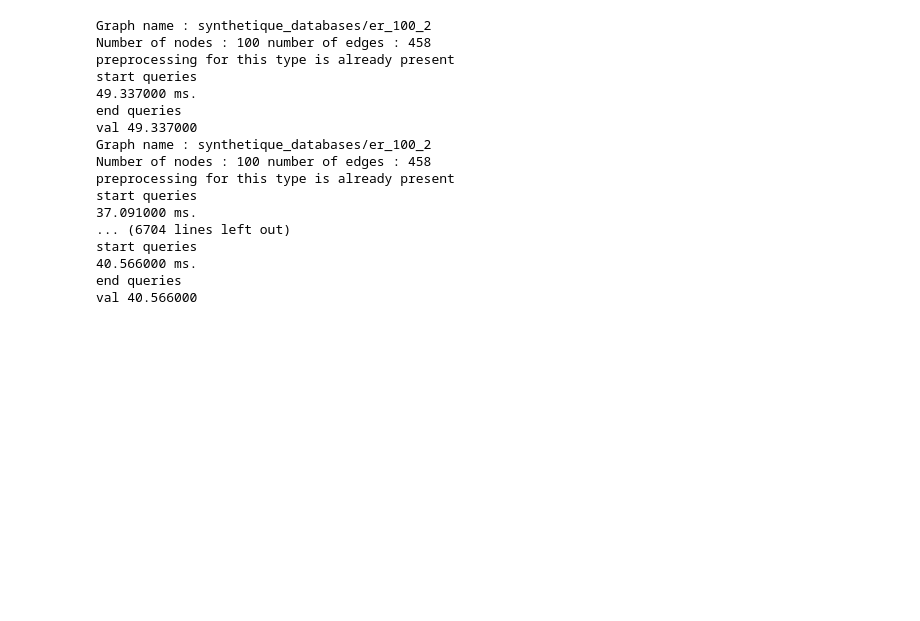
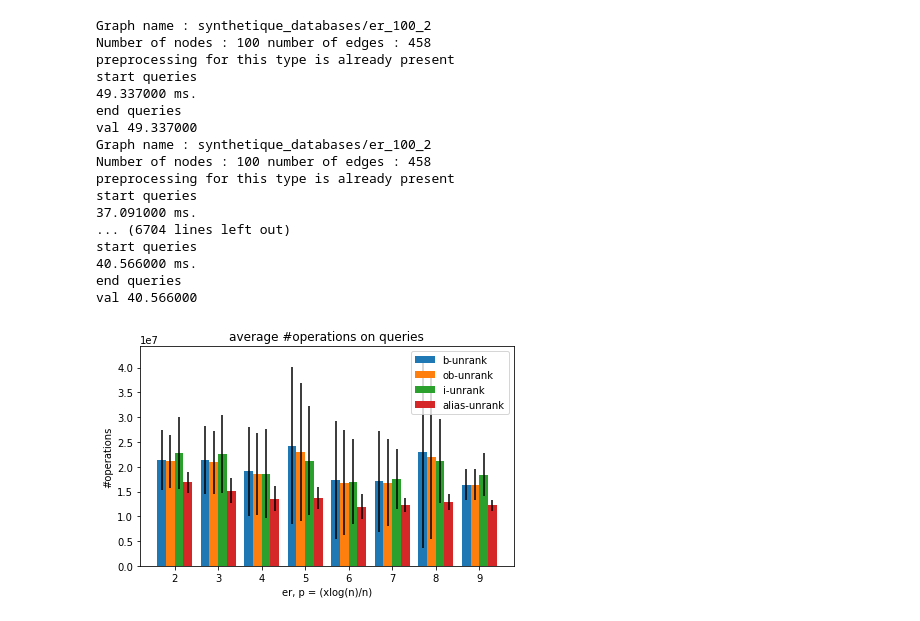
Before and after one commit to simon-dreyer/Shortest_path_sampling, a Jupyter notebook: src/syth_databases.ipynb, the cells around one changed output. Cells and saved outputs as stored; diff of their text form; code cells hidden in the pictures; blank space fills up the shorter version.

```diff
--- a/src/syth_databases.ipynb
+++ b/src/syth_databases.ipynb
@@ -301,6 +298,11 @@ def plot_bar_chart(data):
 # data = {i:  { e: calculate_mean_and_std(d[i][e])   for e in algos }  for i in list_p}
 
 # plot_bar_chart(data)
+# %%
+data = {i:  { e: calculate_mean_and_std(d[i][e])   for e in algos }  for i in list_p}
+plot_bar_chart(data, "er, p = (xlog(n)/n)", "#operations", "average #operations on queries", "queries.pdf")
+# %% [output]
+[figure, added]
 # %%
 #launch bars on pre-computations
 import subprocess
```
Also changed, not shown: parts of 5 cells of this notebook, 3 other files.
